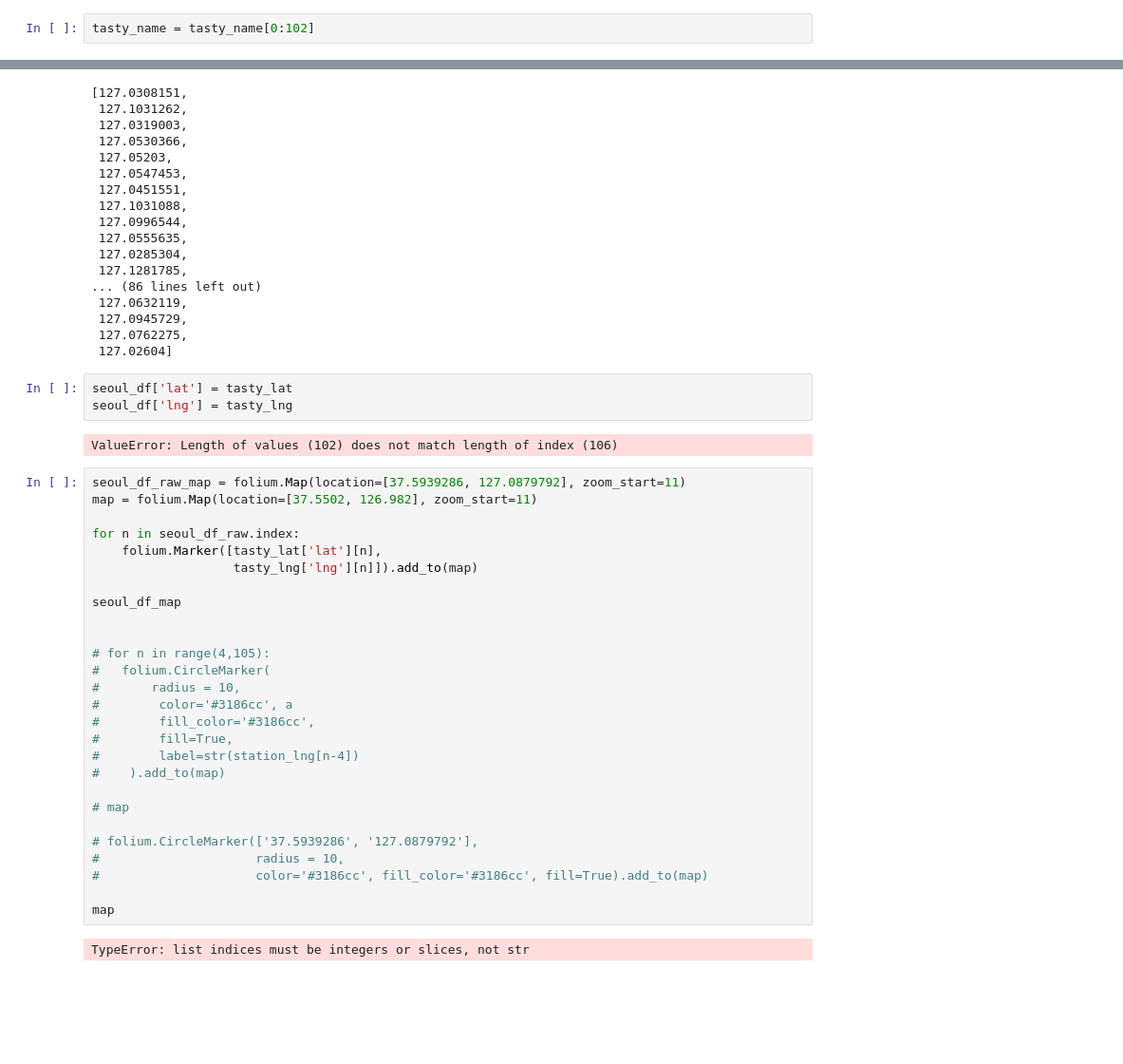
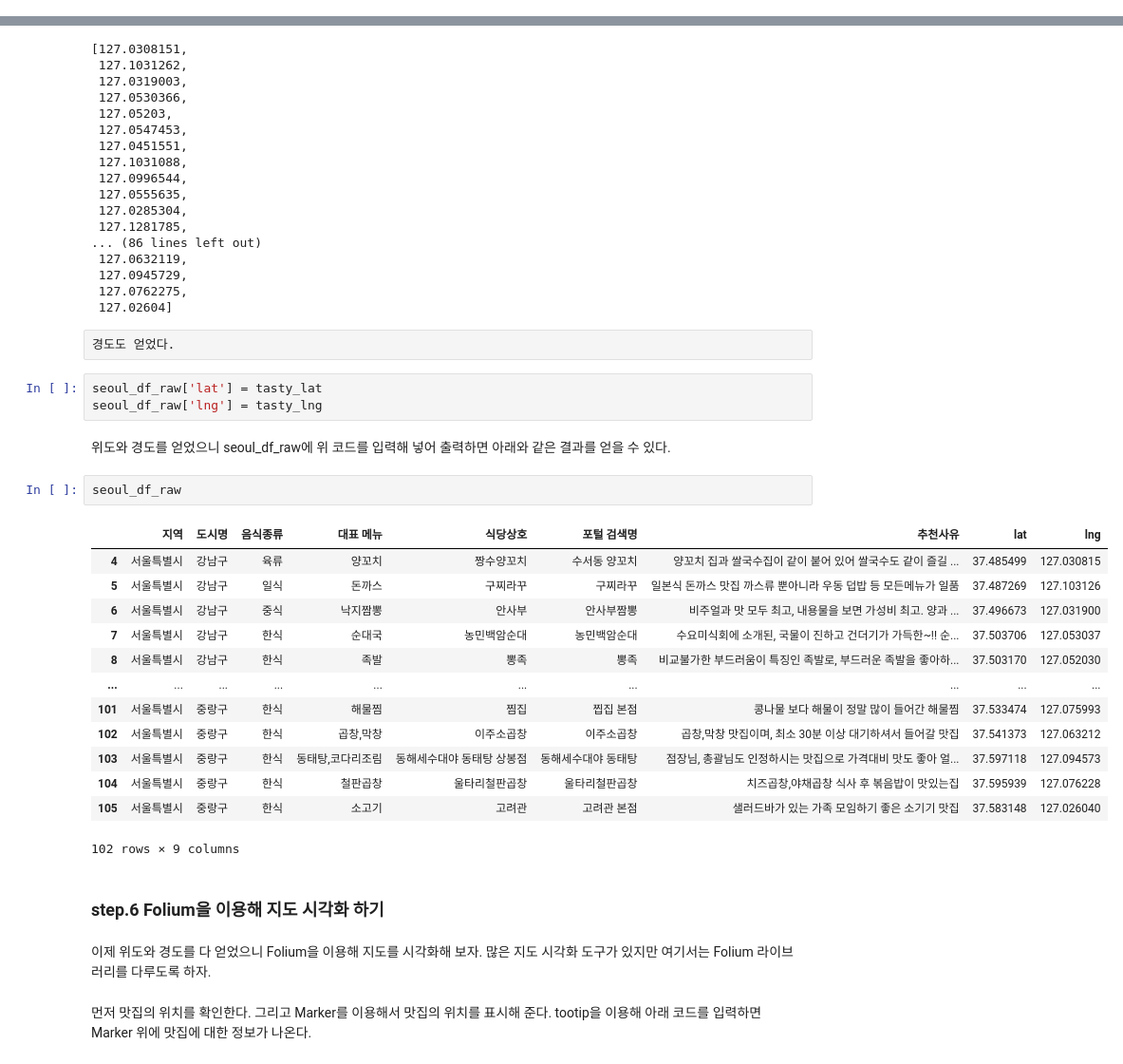
Before and after one commit to jaeyoon89/tasty_road, a Jupyter notebook: tasty_road.ipynb, the cells around one changed output, grey strips where cells are left out. Shown at 95% size. Cells and saved outputs as stored; diff of their text form; blank space fills up the shorter version.

Commit message:
tasty_road

```diff
--- a/tasty_road.ipynb
+++ b/tasty_road.ipynb
@@ -134,3 +139 @@ for name in seoul_df_raw['식당상호']:
     tasty_name.append('서울'+ str(name))
-# %%
-tasty_name = tasty_name[0:102]
@@ -227,37 +216,33 @@ tasty_lng
  127.0945729,
  127.0762275,
  127.02604]
+# %% [raw]
+경도도 얻었다.
 # %%
-seoul_df['lat'] = tasty_lat
-seoul_df['lng'] = tasty_lng
+seoul_df_raw['lat'] = tasty_lat
+seoul_df_raw['lng'] = tasty_lng
-# %% [output]
-ValueError: Length of values (102) does not match length of index (106)
-# %%
-seoul_df_raw_map = folium.Map(location=[37.5939286, 127.0879792], zoom_start=11)
-map = folium.Map(location=[37.5502, 126.982], zoom_start=11)
-
-for n in seoul_df_raw.index:
-    folium.Marker([tasty_lat['lat'][n],
-                   tasty_lng['lng'][n]]).add_to(map)
-
-seoul_df_map
-
-
-# for n in range(4,105):
-#   folium.CircleMarker(
-#       radius = 10,
-#        color='#3186cc', a
-#        fill_color='#3186cc',
-#        fill=True,
-#        label=str(station_lng[n-4])
-#    ).add_to(map)
-
-# map
-
-# folium.CircleMarker(['37.5939286', '127.0879792'],
-#                     radius = 10,
-#                     color='#3186cc', fill_color='#3186cc', fill=True).add_to(map)
-
-map
-# %% [output]
-TypeError: list indices must be integers or slices, not str
+# %% [markdown]
+위도와 경도를 얻었으니 seoul_df_raw에 위 코드를 입력해 넣어 출력하면 아래와 같은 결과를 얻을 수 있다.
+# %%
+seoul_df_raw
+# %% [output]
+|  | 지역 | 도시명 | 음식종류 | 대표 메뉴 | 식당상호 | 포털 검색명 | 추천사유 | lat | lng |
+| 4 | 서울특별시 | 강남구 | 육류 | 양꼬치 | 짱수양꼬치 | 수서동 양꼬치 | 양꼬치 집과 쌀국수집이 같이 붙어 있어 쌀국수도 같이 즐길 ... | 37.485499 | 127.030815 |
+| 5 | 서울특별시 | 강남구 | 일식 | 돈까스 | 구찌라꾸 | 구찌라꾸 | 일본식 돈까스 맛집 까스류 뿐아니라 우동 덥밥 등 모든메뉴가 일품 | 37.487269 | 127.103126 |
+| 6 | 서울특별시 | 강남구 | 중식 | 낙지짬뽕 | 안사부 | 안사부짬뽕 | 비주얼과 맛 모두 최고, 내용물을 보면 가성비 최고. 양과 ... | 37.496673 | 127.031900 |
+| 7 | 서울특별시 | 강남구 | 한식 | 순대국 | 농민백암순대 | 농민백암순대 | 수요미식회에 소개된, 국물이 진하고 건더기가 가득한~!! 순... | 37.503706 | 127.053037 |
+| 8 | 서울특별시 | 강남구 | 한식 | 족발 | 뽕족 | 뽕족 | 비교불가한 부드러움이 특징인 족발로, 부드러운 족발을 좋아하... | 37.503170 | 127.052030 |
+| ... | ... | ... | ... | ... | ... | ... | ... | ... | ... |
+| 101 | 서울특별시 | 중랑구 | 한식 | 해물찜 | 찜집 | 찝집 본점 | 콩나물 보다 해물이 정말 많이 들어간 해물찜 | 37.533474 | 127.075993 |
+| 102 | 서울특별시 | 중랑구 | 한식 | 곱창,막창 | 이주소곱창 | 이주소곱창 | 곱창,막창 맛집이며, 최소 30분 이상 대기하셔서 들어갈 맛집 | 37.541373 | 127.063212 |
+| 103 | 서울특별시 | 중랑구 | 한식 | 동태탕,코다리조림 | 동해세수대야 동태탕 상봉점 | 동해세수대야 동태탕 | 점장님, 총괄님도 인정하시는 맛집으로 가격대비 맛도 좋아 얼... | 37.597118 | 127.094573 |
+| 104 | 서울특별시 | 중랑구 | 한식 | 철판곱창 | 울타리철판곱창 | 울타리철판곱창 | 치즈곱창,야채곱창 식사 후 볶음밥이 맛있는집 | 37.595939 | 127.076228 |
+| 105 | 서울특별시 | 중랑구 | 한식 | 소고기 | 고려관 | 고려관 본점 | 샐러드바가 있는 가족 모임하기 좋은 소기기 맛집 | 37.583148 | 127.026040 |
+102 rows × 9 columns
+# %% [markdown]
+### step.6 Folium을 이용해 지도 시각화 하기
+# %% [markdown]
+이제 위도와 경도를 다 얻었으니 Folium을 이용해 지도를 시각화해 보자. 많은 지도 시각화 도구가 있지만 여기서는 Folium 라이브러리를 다루도록 하자.
+# %% [markdown]
+먼저 맛집의 위치를 확인한다. 그리고 Marker를 이용해서 맛집의 위치를 표시해 준다.
+tootip을 이용해 아래 코드를 입력하면 Marker 위에 맛집에 대한 정보가 나온다.
```
Also changed, not shown: parts of 27 cells of this notebook.
